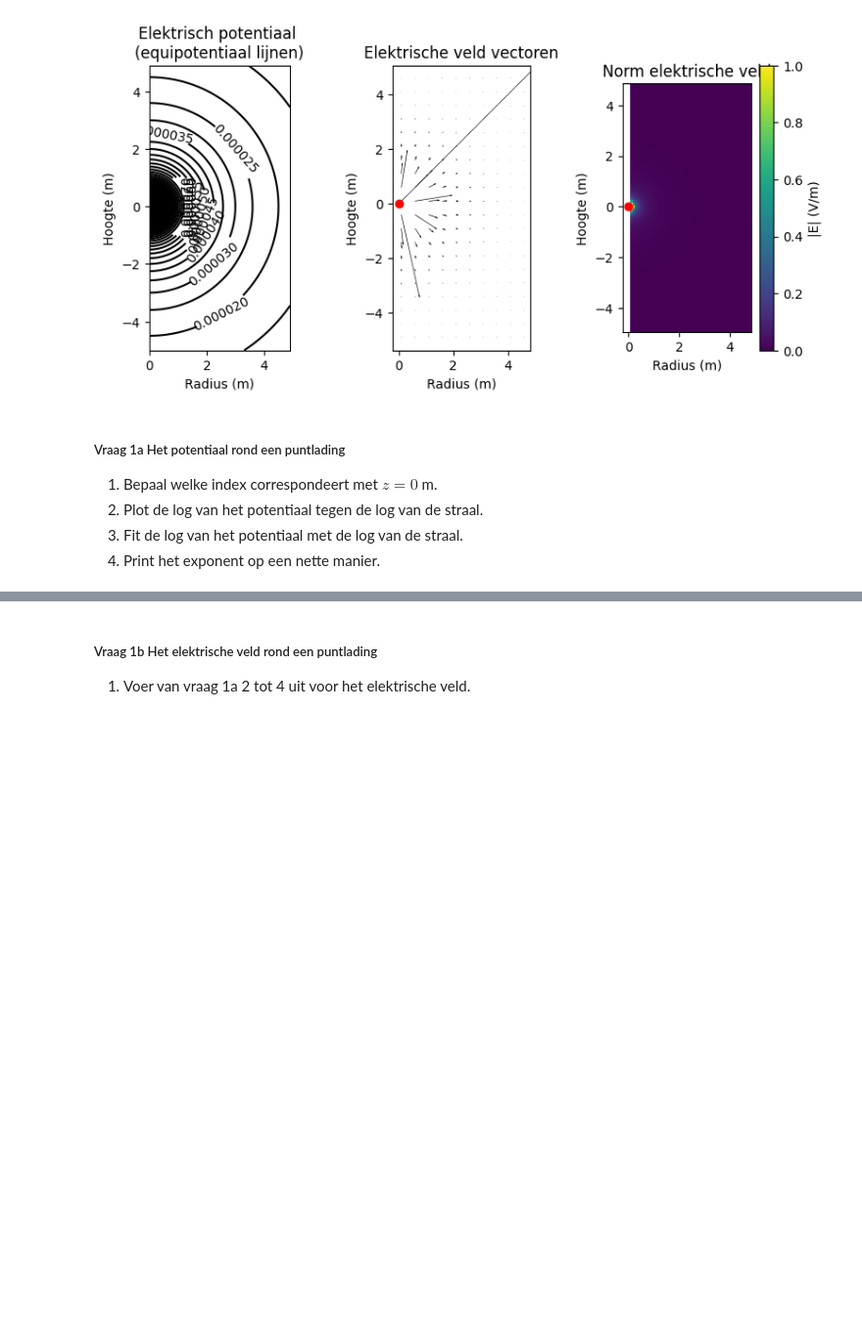
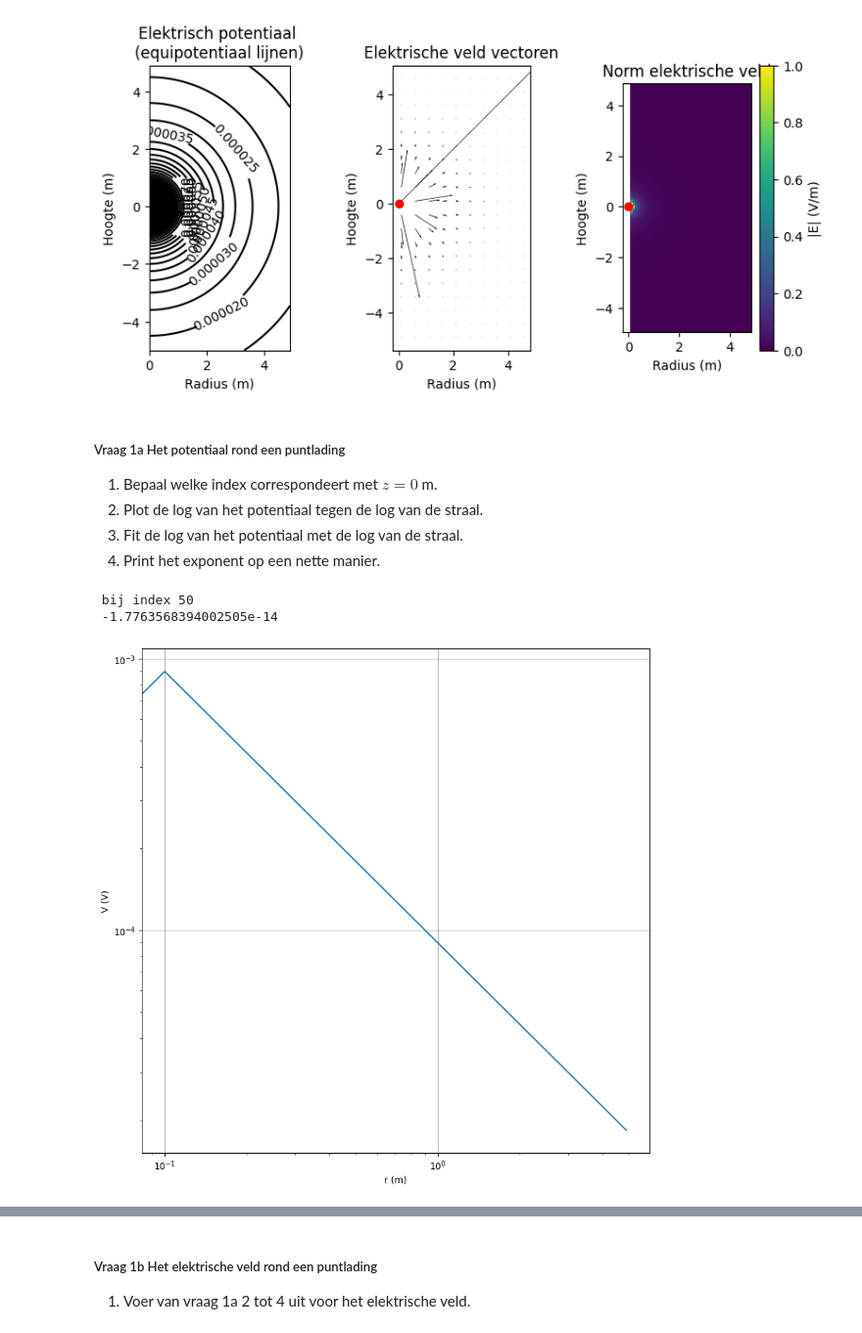
Before and after one commit to gltChboy/opdrachten-DEF-D, a Jupyter notebook: DigitaleOntwerpopdrachten/1CondensatorOpdracht/CondensatorOntwerpopdracht.ipynb, the cells around one changed output, grey strips where cells are left out. Shown at 98% size. Drawn from its saved outputs; the diff is of its cells as text; code cells hidden in the pictures; blank space fills up the shorter version.

```diff
--- a/DigitaleOntwerpopdrachten/1CondensatorOpdracht/CondensatorOntwerpopdracht.ipynb
+++ b/DigitaleOntwerpopdrachten/1CondensatorOpdracht/CondensatorOntwerpopdracht.ipynb
@@ -87,6 +88,24 @@ plot_results_pt_charge_at_origin(Ez, Er, normE, V, r, z, grid_step)
 3. Fit de log van het potentiaal met de log van de straal.
 4. Print het exponent op een nette manier.
 # %%
-###
-###Hier jouw code###
-###
+#1
+for i in range(len(z)):
+    if abs(z[i]) == min(abs(z)):
+        print(f" bij index {i}\n", z[i])
+        I = i
+#dit is de waarde van z die het dichtst bij 0 ligt
+# %% [output]
+ bij index 50
+ -1.7763568394002505e-14
+# %%
+#2
+#ik ben ervan uit gegaan dat wij enkel het potentiaal voor deze index te hoeven plotten
+plt.figure(figsize=(10, 10))
+plt.loglog(r, V[I])  # plot de potentiaal voor de index die het dichtst bij z=0 ligt in log-log schaal
+plt.xlabel("r (m)")
+plt.ylabel("V (V)")
+
+plt.grid()
+plt.show()
+# %% [output]
+[figure, added]
```
Also changed, not shown: parts of 7 cells of this notebook.
